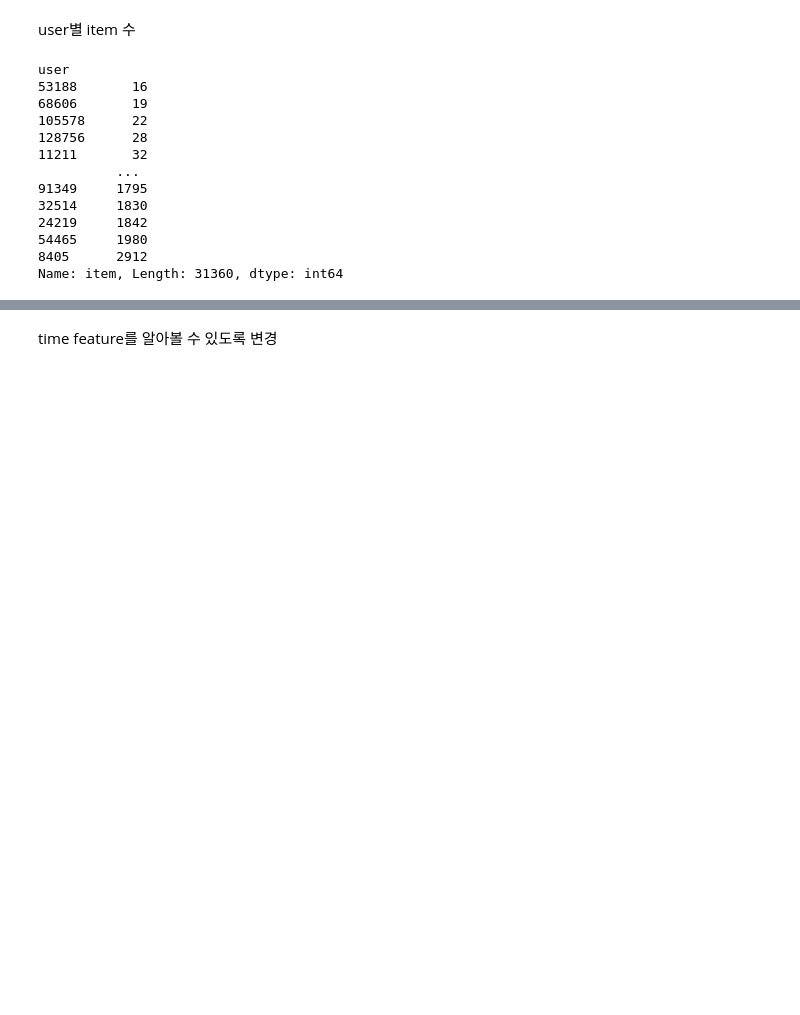
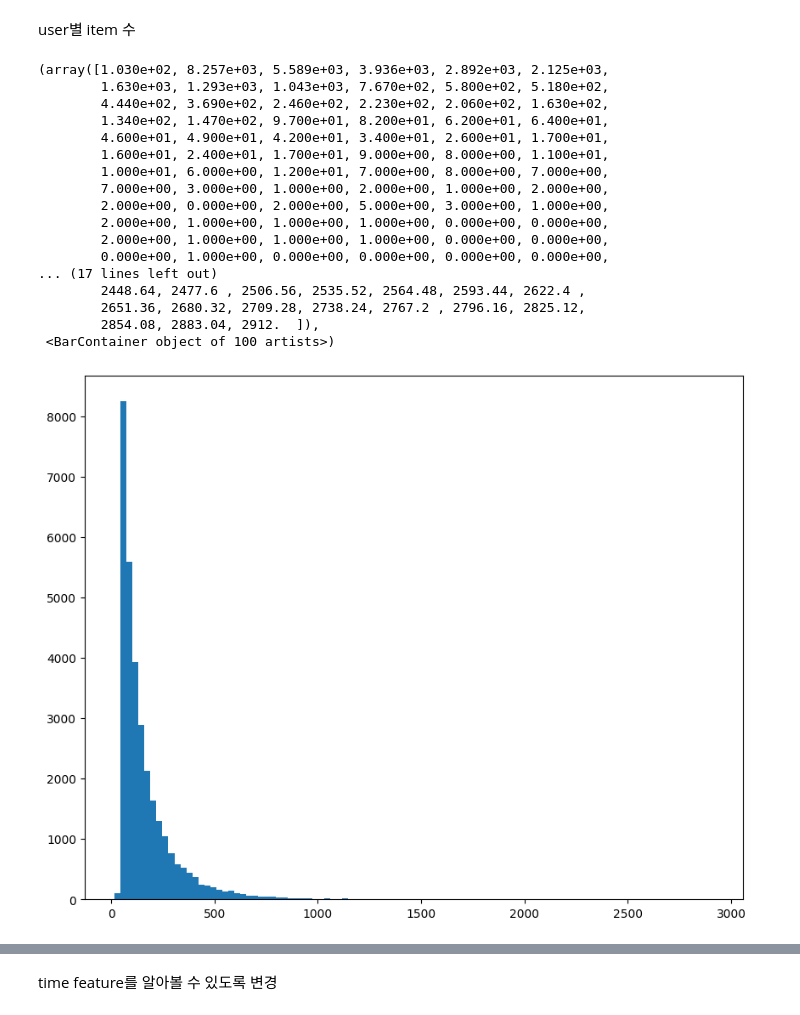
Before and after one commit to boostcampaitech4lv23recsys1/level2_movierecommendation_recsys-level2-recsys-05, a Jupyter notebook: eda/EDA_gt.ipynb, the cells around one changed output, grey strips where cells are left out. Drawn from its saved outputs; the diff is of its cells as text; code cells hidden in the pictures; blank space fills up the shorter version.

```diff
--- a/eda/EDA_gt.ipynb
+++ b/eda/EDA_gt.ipynb
@@ -34,19 +34,26 @@ time    5074973
 dtype: int64
 # %% [markdown]
 user별 item 수
-# %%
-train.groupby('user').item.count().sort_values()
-# %% [output]
-user
-53188       16
-68606       19
-105578      22
-128756      28
-11211       32
-          ...
-91349     1795
-32514     1830
-24219     1842
-54465     1980
-8405      2912
-Name: item, Length: 31360, dtype: int64
+# %%
+data = train.groupby('user').item.count().sort_values()
+plt.figure(figsize=(10, 8))
+plt.hist(data.values, bins=100)
+# %% [output]
+(array([1.030e+02, 8.257e+03, 5.589e+03, 3.936e+03, 2.892e+03, 2.125e+03,
+        1.630e+03, 1.293e+03, 1.043e+03, 7.670e+02, 5.800e+02, 5.180e+02,
+        4.440e+02, 3.690e+02, 2.460e+02, 2.230e+02, 2.060e+02, 1.630e+02,
+        1.340e+02, 1.470e+02, 9.700e+01, 8.200e+01, 6.200e+01, 6.400e+01,
+        4.600e+01, 4.900e+01, 4.200e+01, 3.400e+01, 2.600e+01, 1.700e+01,
+        1.600e+01, 2.400e+01, 1.700e+01, 9.000e+00, 8.000e+00, 1.100e+01,
+        1.000e+01, 6.000e+00, 1.200e+01, 7.000e+00, 8.000e+00, 7.000e+00,
+        7.000e+00, 3.000e+00, 1.000e+00, 2.000e+00, 1.000e+00, 2.000e+00,
+        2.000e+00, 0.000e+00, 2.000e+00, 5.000e+00, 3.000e+00, 1.000e+00,
+        2.000e+00, 1.000e+00, 1.000e+00, 1.000e+00, 0.000e+00, 0.000e+00,
+        2.000e+00, 1.000e+00, 1.000e+00, 1.000e+00, 0.000e+00, 0.000e+00,
+        0.000e+00, 1.000e+00, 0.000e+00, 0.000e+00, 0.000e+00, 0.000e+00,
+... (17 lines left out)
+        2448.64, 2477.6 , 2506.56, 2535.52, 2564.48, 2593.44, 2622.4 ,
+        2651.36, 2680.32, 2709.28, 2738.24, 2767.2 , 2796.16, 2825.12,
+        2854.08, 2883.04, 2912.  ]),
+ <BarContainer object of 100 artists>)
+[figure, added]
```
Also changed, not shown: parts of 47 cells of this notebook, 2 other files.
